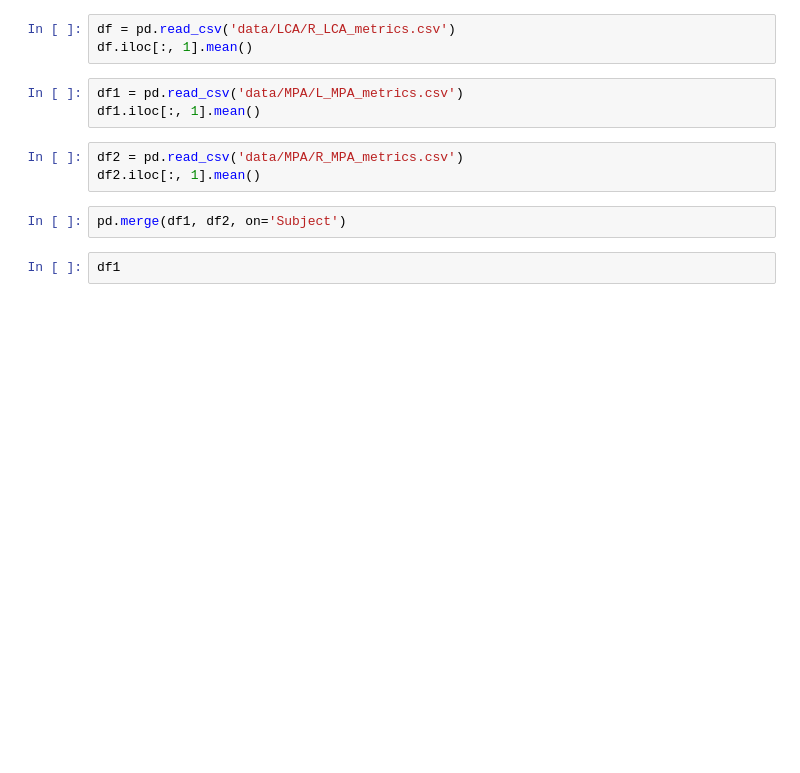
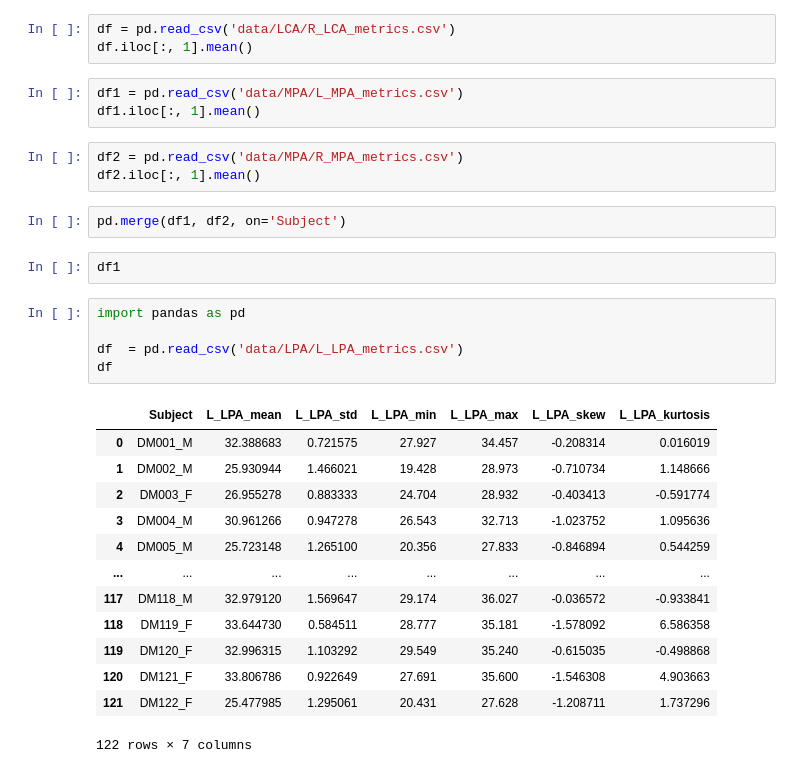
Before and after one commit to mt4sd/DFUFeatureRankingByVariationalDropout, a Jupyter notebook: test.ipynb, the cells around one changed output. Drawn from its saved outputs; the diff is of its cells as text; blank space fills up the shorter version.

```diff
--- a/test.ipynb
+++ b/test.ipynb
@@ -225,3 +284,22 @@ df2.iloc[:, 1].mean()
 pd.merge(df1, df2, on='Subject')
 # %%
 df1
+# %%
+import pandas as pd
+
+df  = pd.read_csv('data/LPA/L_LPA_metrics.csv')
+df
+# %% [output]
+|  | Subject | L_LPA_mean | L_LPA_std | L_LPA_min | L_LPA_max | L_LPA_skew | L_LPA_kurtosis |
+| 0 | DM001_M | 32.388683 | 0.721575 | 27.927 | 34.457 | -0.208314 | 0.016019 |
+| 1 | DM002_M | 25.930944 | 1.466021 | 19.428 | 28.973 | -0.710734 | 1.148666 |
+| 2 | DM003_F | 26.955278 | 0.883333 | 24.704 | 28.932 | -0.403413 | -0.591774 |
+| 3 | DM004_M | 30.961266 | 0.947278 | 26.543 | 32.713 | -1.023752 | 1.095636 |
+| 4 | DM005_M | 25.723148 | 1.265100 | 20.356 | 27.833 | -0.846894 | 0.544259 |
+| ... | ... | ... | ... | ... | ... | ... | ... |
+| 117 | DM118_M | 32.979120 | 1.569647 | 29.174 | 36.027 | -0.036572 | -0.933841 |
+| 118 | DM119_F | 33.644730 | 0.584511 | 28.777 | 35.181 | -1.578092 | 6.586358 |
+| 119 | DM120_F | 32.996315 | 1.103292 | 29.549 | 35.240 | -0.615035 | -0.498868 |
+| 120 | DM121_F | 33.806786 | 0.922649 | 27.691 | 35.600 | -1.546308 | 4.903663 |
+| 121 | DM122_F | 25.477985 | 1.295061 | 20.431 | 27.628 | -1.208711 | 1.737296 |
+122 rows × 7 columns
```
Also changed, not shown: parts of 16 cells of this notebook.
